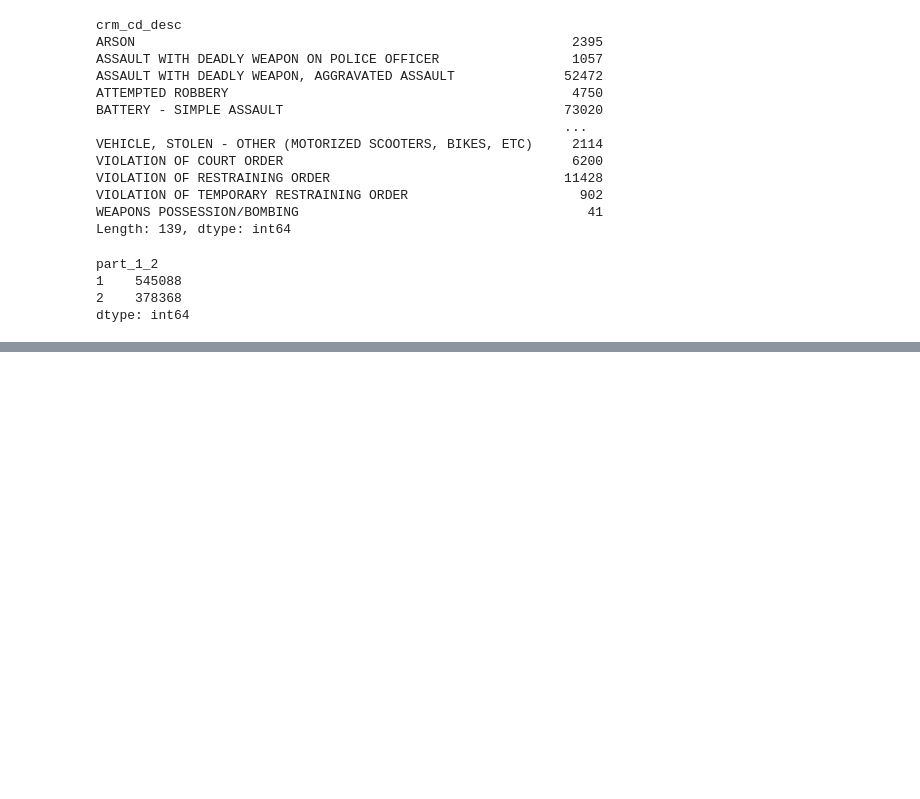
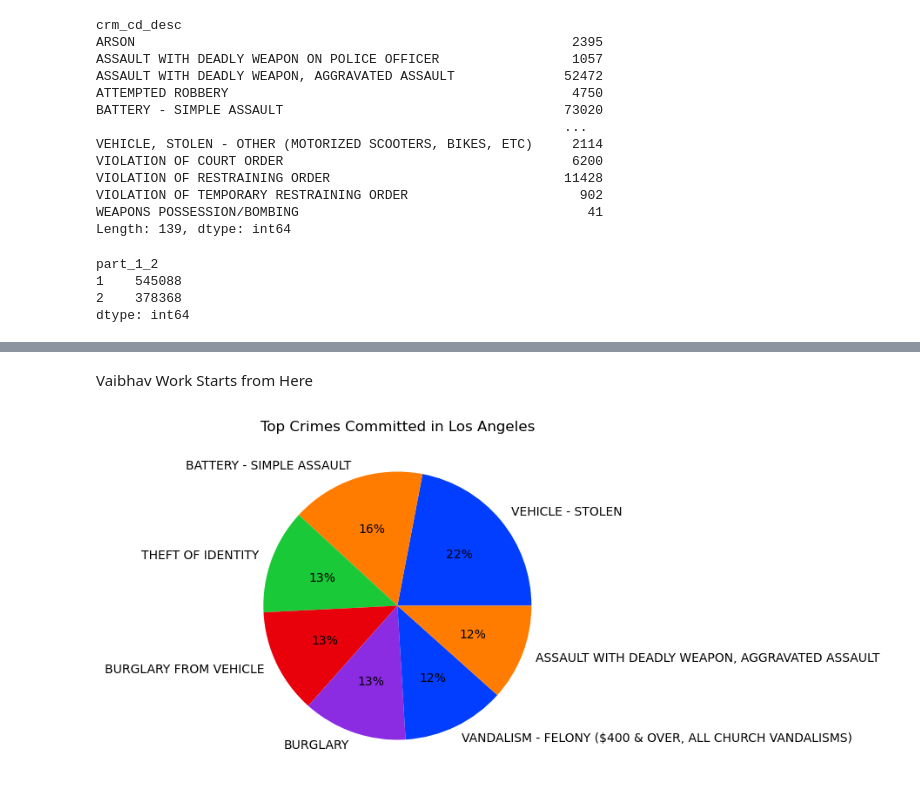
Before and after one commit to wiseorcool/Project-1-Team-4, a Jupyter notebook: April 10th Initial Graphs/json-response_vaibhav_updates.ipynb, the cells around one changed output, grey strips where cells are left out. Saved outputs shown, nothing was run; the diff lists cells and outputs as text; code cells hidden in the pictures; blank space fills up the shorter version.

Commit message:
update changes done to _vaibhav file'
:wq

```diff
--- a/April 10th Initial Graphs/json-response_vaibhav_updates.ipynb
+++ b/April 10th Initial Graphs/json-response_vaibhav_updates.ipynb
@@ -290,0 +319,24 @@ response_df_formatted.head(10)
+# %% [markdown]
+Vaibhav Work Starts from Here
+# %%
+# Top 7 Crimes Committed in Los Angeles
+
+Top_Crimes_LosAngeles=response_df_formatted["crm_cd_desc"].value_counts().sort_values(ascending=False).head(7)
+# TOP 7 Crimes Committed represent 50% of all the total crimes committed in los angeles in the given period
+
+#define data
+plt.figure(figsize=(10,5))
+data=Top_Crimes_LosAngeles.values
+labels=Top_Crimes_LosAngeles.index
+
+
+#define Seaborn color palette to use
+colors = sns.color_palette('bright')[0:5]
+
+
+# plt.pie(x=Top_Crimes_LosAngeles.values,labels=Top_Crimes_LosAngeles.index,autopct='%.0f%%')
+plt.pie(x=data,labels=labels,colors=colors,autopct='%.0f%%')
+plt.title("Top Crimes Committed in Los Angeles")
+plt.show()
+# %% [output]
+[figure, added]
```
Also changed, not shown: parts of 15 cells of this notebook, 3 other files.
